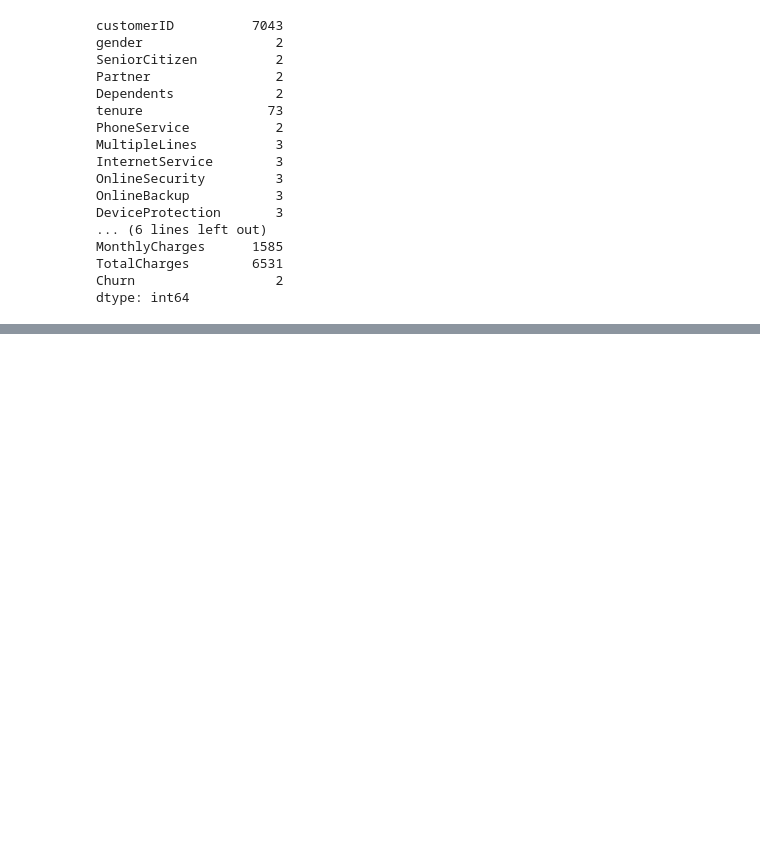
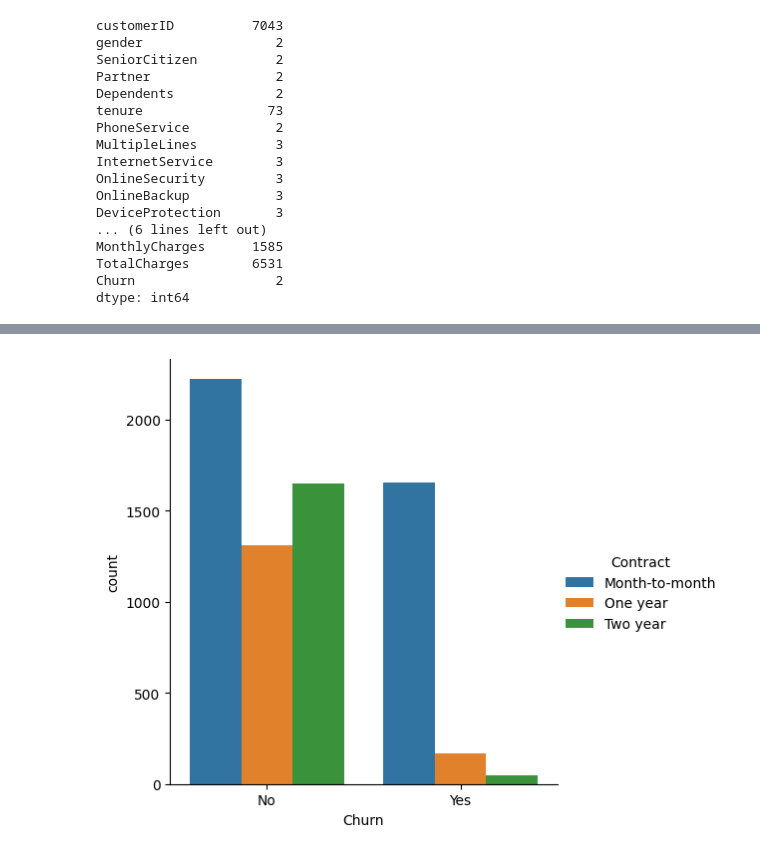
Before and after one commit to cafesmire/notebooks, a Jupyter notebook: telco_customer_churn/telco_customer_churn.ipynb, the cells around one changed output, grey strips where cells are left out. Saved outputs shown, nothing was run; the diff lists cells and outputs as text; code cells hidden in the pictures; blank space fills up the shorter version.

```diff
--- a/telco_customer_churn/telco_customer_churn.ipynb
+++ b/telco_customer_churn/telco_customer_churn.ipynb
@@ -92 +75,7 @@ df.head()
+# %%
+#Contract type affect churn?
+sns.catplot(kind='count', data=df, x='Churn', hue='Contract')
+plt.show()
+# %% [output]
+[figure, added]
 # %%
```
Also changed, not shown: parts of 8 cells of this notebook.
